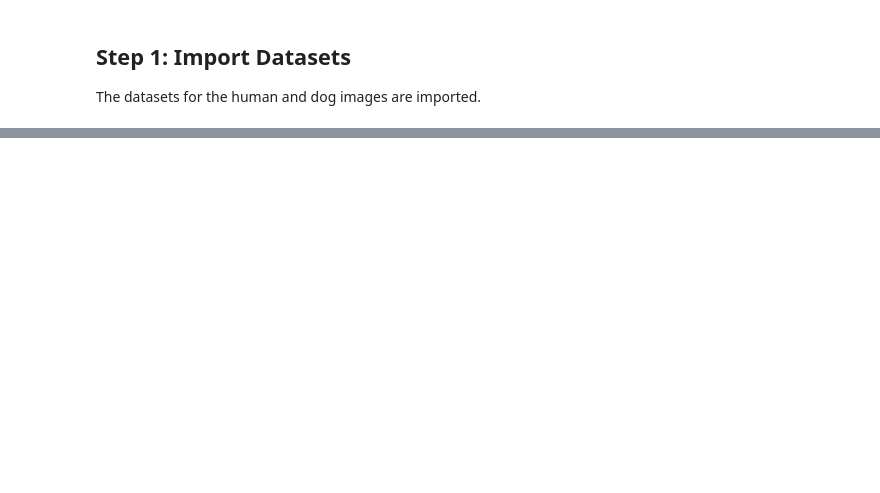
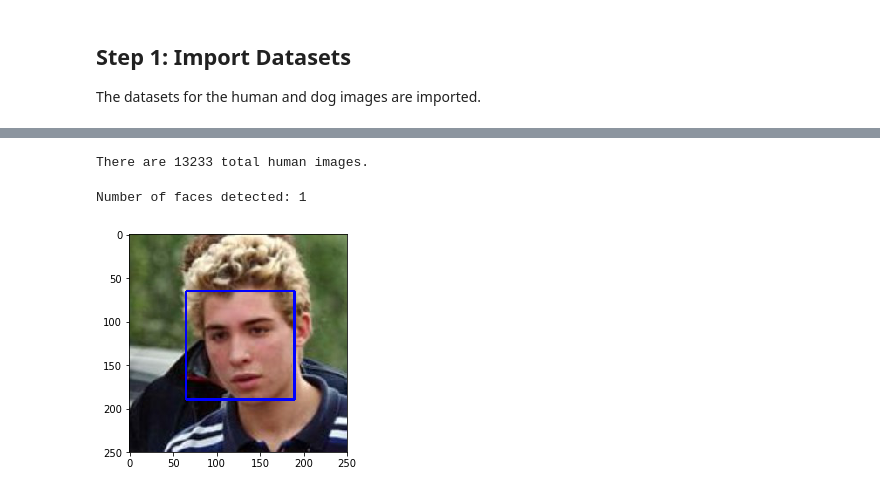
Before and after one commit to luis-valverde/Dog-Breeds-Classifier, a Jupyter notebook: dog_app.ipynb, the cells around one changed output, grey strips where cells are left out. Saved outputs shown, nothing was run; the diff lists cells and outputs as text; code cells hidden in the pictures; blank space fills up the shorter version.

```diff
--- a/dog_app.ipynb
+++ b/dog_app.ipynb
@@ -72,0 +80,35 @@ dog_files = np.array(glob("/data/dog_images/*/*/*"))
+# %%
+# Print number of images in human dataset
+print('There are %d total human images.' % len(human_files))
+# %% [output]
+There are 13233 total human images.
+# %%
+# Extract pre-trained face detector
+face_cascade = cv2.CascadeClassifier('haarcascades/haarcascade_frontalface_alt.xml')
+
+# load color (BGR) image
+img = cv2.imread(human_files[2])
+
+# Convert BGR image to grayscale
+gray = cv2.cvtColor(img, cv2.COLOR_BGR2GRAY)
+
+# Find faces in image
+faces = face_cascade.detectMultiScale(gray)
+
+# Print number of faces detected in the image
+print('Number of faces detected:', len(faces))
+
+# Get bounding box for each detected face
+for (x,y,w,h) in faces:
+    # add bounding box to color image
+    cv2.rectangle(img,(x,y),(x+w,y+h),(255,0,0),2)
+
+# Convert BGR image to RGB for plotting
+cv_rgb = cv2.cvtColor(img, cv2.COLOR_BGR2RGB)
+
+# Display the image, along with bounding box
+plt.imshow(cv_rgb)
+plt.show()
+# %% [output]
+Number of faces detected: 1
+[figure, added]
```
Also changed, not shown: parts of 4 cells of this notebook.
